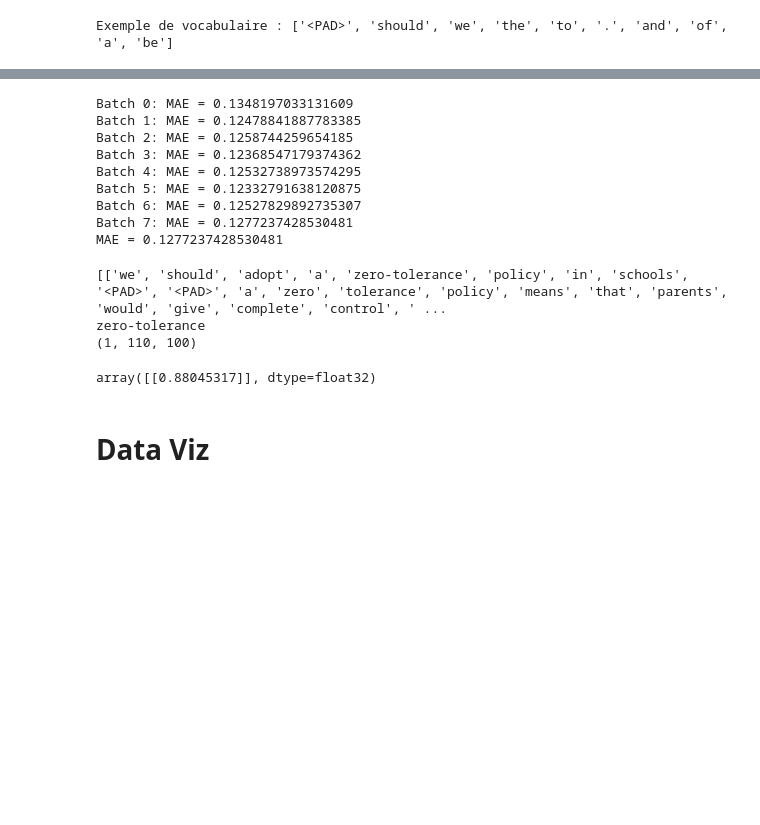
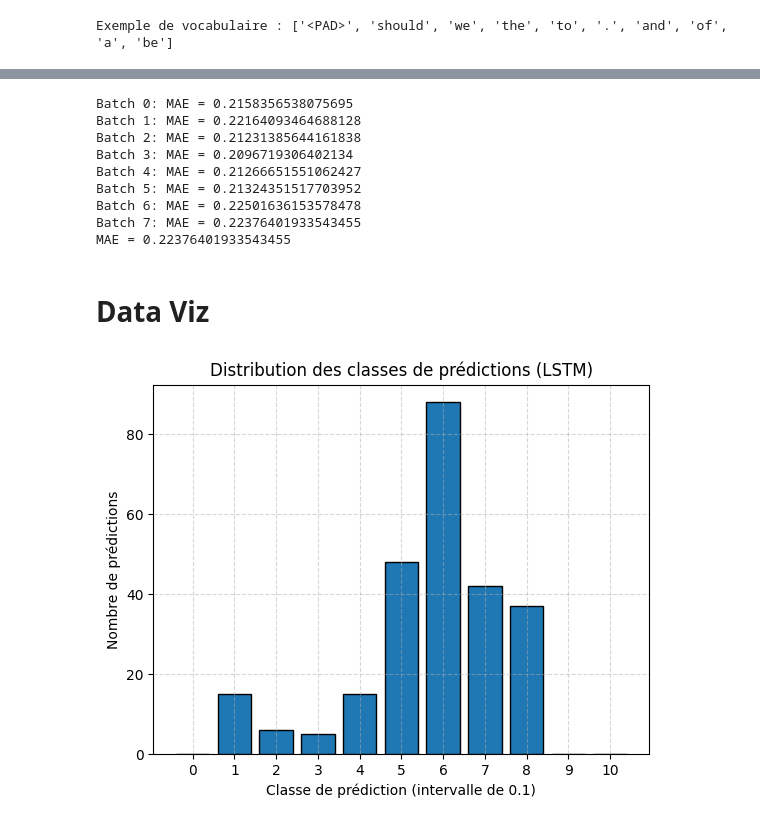
Before and after one commit to DimitriCalmand/nlp-prompt-quality, a Jupyter notebook: ibm_rnn_lstm dimitri_with_embedding.ipynb, the cells around one changed output, grey strips where cells are left out. Drawn from its saved outputs; the diff is of its cells as text; code cells hidden in the pictures; blank space fills up the shorter version.

```diff
--- a/ibm_rnn_lstm dimitri_with_embedding.ipynb
+++ b/ibm_rnn_lstm dimitri_with_embedding.ipynb
@@ -43,7 +41,9 @@ df = df
+# %%
+df_augmented_chat_gpt = pd.read_csv("./datasets_chatgpt.csv")
 # %%
-argument = list(df.argument)
-topic = list(df.topic)
-note = list(df.WA)
+argument = list(df.argument) + list(df_augmented_chat_gpt.argument)
+topic = list(df.topic) + list(df_augmented_chat_gpt.topic)
+note = list(df['MACE-P']) + list(df_augmented_chat_gpt['MACE-P'])
 # %%
 import nltk
 from nltk.tokenize import word_tokenize
@@ -130,4 +130,4 @@ def predict(arguments, topics):
         X.append(tmp)
     X = np.array(X)
     y_pred = model.predict(X, verbose=0)
-    return y_pred
+    return y_pred[:]
@@ -152,39 +161,33 @@ for i in range(0, len(topic_test), batch_size):
     if i >= stop:
         break
 print("MAE = {}".format(acc / (i // batch_size + 1)))
+predictions = np.array(predictions)[:,0]
 # %% [output]
-Batch 0: MAE = 0.1348197033131609
-Batch 1: MAE = 0.12478841887783385
-Batch 2: MAE = 0.1258744259654185
-Batch 3: MAE = 0.12368547179374362
-Batch 4: MAE = 0.12532738973574295
-Batch 5: MAE = 0.12332791638120875
-Batch 6: MAE = 0.12527829892735307
-Batch 7: MAE = 0.1277237428530481
-MAE = 0.1277237428530481
+Batch 0: MAE = 0.2158356538075695
+Batch 1: MAE = 0.22164093464688128
+Batch 2: MAE = 0.21231385644161838
+Batch 3: MAE = 0.2096719306402134
+Batch 4: MAE = 0.21266651551062427
+Batch 5: MAE = 0.21324351517703952
+Batch 6: MAE = 0.22501636153578478
+Batch 7: MAE = 0.22376401933543455
+MAE = 0.22376401933543455
-# %%
-arg = "a zero tolerance policy means that parents would give complete control of discipline to the school without any regard for family morals and teachings."
-top = "We should adopt a zero-tolerance policy in schools"
-predict([arg], [top])
-# %% [output]
-[['we', 'should', 'adopt', 'a', 'zero-tolerance', 'policy', 'in', 'schools', '<PAD>', '<PAD>', 'a', 'zero', 'tolerance', 'policy', 'means', 'that', 'parents', 'would', 'give', 'complete', 'control', ' ...
-zero-tolerance
-(1, 110, 100)
-array([[0.88045317]], dtype=float32)
 # %% [markdown]
 # Data Viz
 # %%
 import matplotlib.pyplot as plt
 import numpy as np
 
 # Exemple de prédictions
-preds = np.random.rand(1000)
+preds = predictions
 classes = np.floor(preds * 10).astype(int)
 
 plt.hist(classes, bins=np.arange(12)-0.5, edgecolor='black', rwidth=0.8)
 plt.xticks(range(11))
 plt.xlabel("Classe de prédiction (intervalle de 0.1)")
 plt.ylabel("Nombre de prédictions")
 plt.title("Distribution des classes de prédictions (LSTM)")
 plt.grid(True, linestyle="--", alpha=0.5)
 plt.show()
+# %% [output]
+[figure, added]
```
Also changed, not shown: parts of 4 cells of this notebook.
